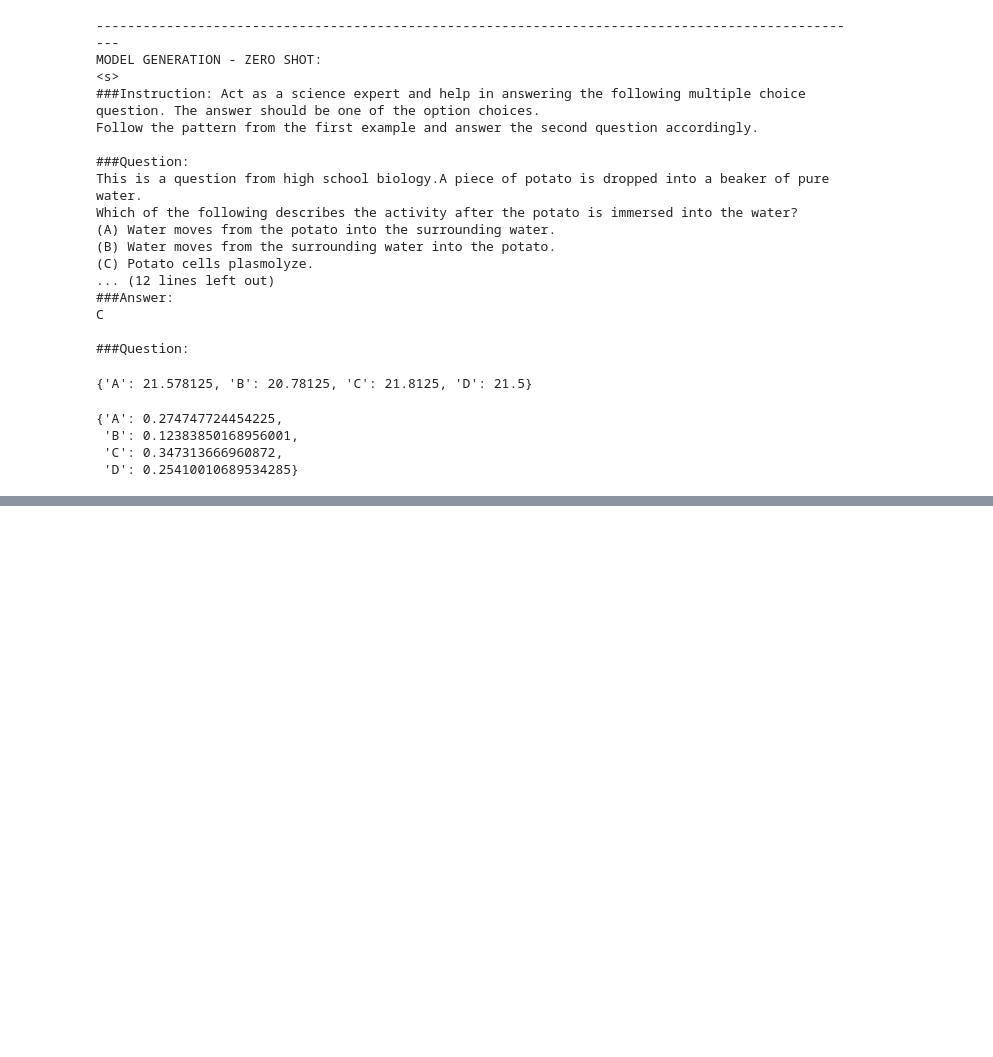
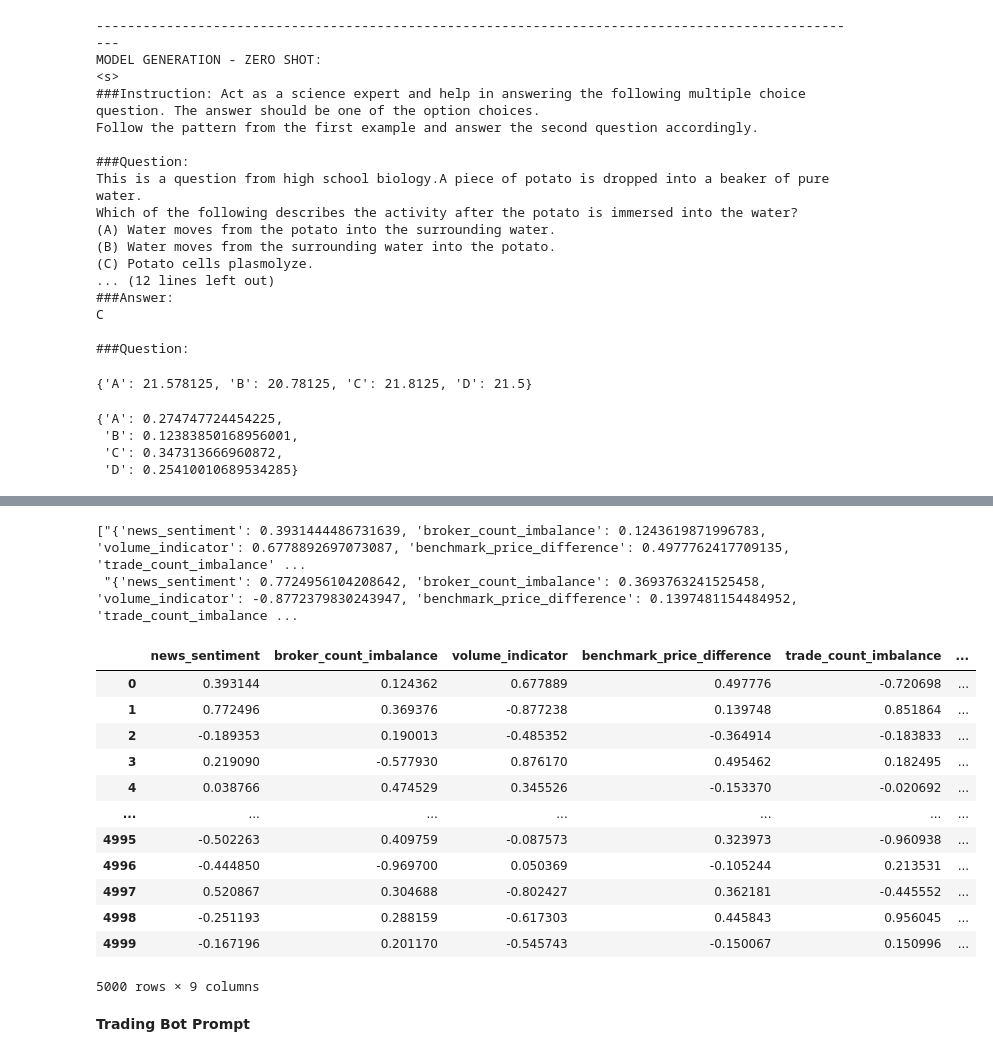
Before and after one commit to Abhi23run/Uncertainty_Quantification_LLMs, a Jupyter notebook: Uncertainty_Quantification_llama.ipynb, the cells around one changed output, grey strips where cells are left out. Saved outputs shown, nothing was run; the diff lists cells and outputs as text; code cells hidden in the pictures; blank space fills up the shorter version.

Commit message:
creating initial prompt for few shot inference

```diff
--- a/Uncertainty_Quantification_llama.ipynb
+++ b/Uncertainty_Quantification_llama.ipynb
@@ -179,0 +200,25 @@ label_to_softmax_dict
+# %%
+[str({i:j for i,j in row.to_dict().items() if i not in ['stress_index','stress_index_bucket']}) for _, row in df_stress_index.head(2).iterrows()]
+# %% [output]
+["{'news_sentiment': 0.3931444486731639, 'broker_count_imbalance': 0.1243619871996783, 'volume_indicator': 0.6778892697073087, 'benchmark_price_difference': 0.4977762417709135, 'trade_count_imbalance' ...
+ "{'news_sentiment': 0.7724956104208642, 'broker_count_imbalance': 0.3693763241525458, 'volume_indicator': -0.8772379830243947, 'benchmark_price_difference': 0.1397481154484952, 'trade_count_imbalance ...
+# %%
+df_stress_index.loc[:,'stress_index_bucket']=pd.cut(df_stress_index['stress_index'],bins=10,labels=[str(np.round(x,1))+'-'+str(np.round(x+0.1,1)) for x in np.arange(0,1,0.1)])
+# %%
+df_stress_index
+# %% [output]
+|  | news_sentiment | broker_count_imbalance | volume_indicator | benchmark_price_difference | trade_count_imbalance | ... |
+| 0 | 0.393144 | 0.124362 | 0.677889 | 0.497776 | -0.720698 | ... |
+| 1 | 0.772496 | 0.369376 | -0.877238 | 0.139748 | 0.851864 | ... |
+| 2 | -0.189353 | 0.190013 | -0.485352 | -0.364914 | -0.183833 | ... |
+| 3 | 0.219090 | -0.577930 | 0.876170 | 0.495462 | 0.182495 | ... |
+| 4 | 0.038766 | 0.474529 | 0.345526 | -0.153370 | -0.020692 | ... |
+| ... | ... | ... | ... | ... | ... | ... |
+| 4995 | -0.502263 | 0.409759 | -0.087573 | 0.323973 | -0.960938 | ... |
+| 4996 | -0.444850 | -0.969700 | 0.050369 | -0.105244 | 0.213531 | ... |
+| 4997 | 0.520867 | 0.304688 | -0.802427 | 0.362181 | -0.445552 | ... |
+| 4998 | -0.251193 | 0.288159 | -0.617303 | 0.445843 | 0.956045 | ... |
+| 4999 | -0.167196 | 0.201170 | -0.545743 | -0.150067 | 0.150996 | ... |
+5000 rows × 9 columns
+# %% [markdown]
+**Trading Bot Prompt**
```
Also changed, not shown: parts of 13 cells of this notebook.
